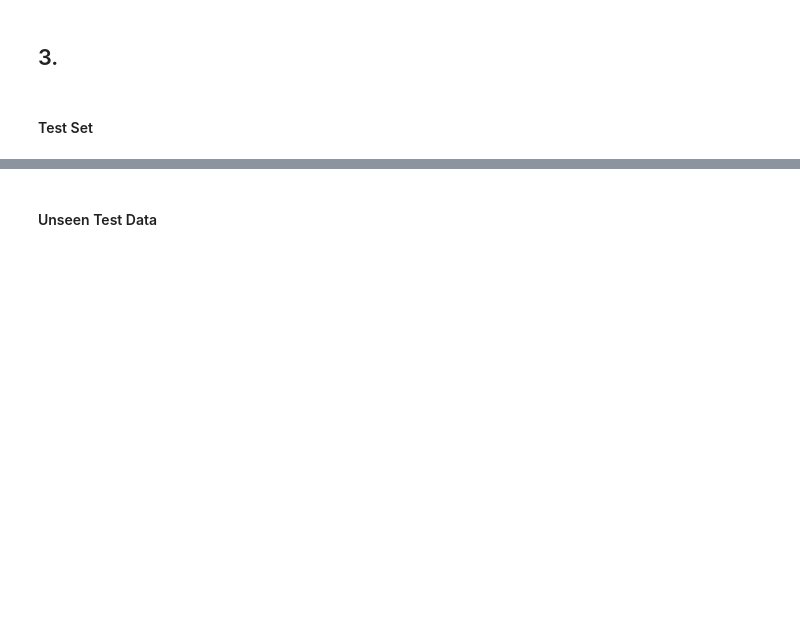
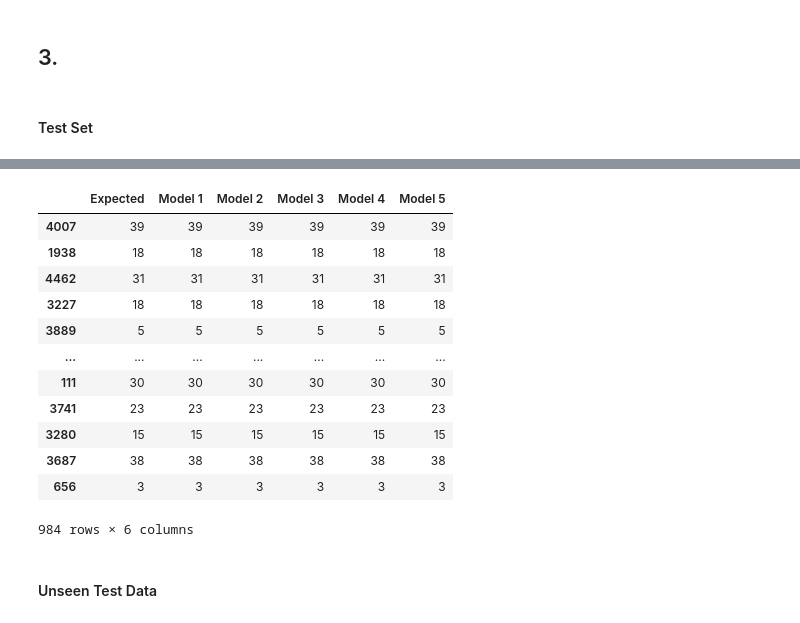
Before and after one commit to whaldsz/deep-learning, a Jupyter notebook: Disease_Indicators_Prediction_v4.ipynb, the cells around one changed output, grey strips where cells are left out. Saved outputs shown, nothing was run; the diff lists cells and outputs as text; code cells hidden in the pictures; blank space fills up the shorter version.

```diff
--- a/Disease_Indicators_Prediction_v4.ipynb
+++ b/Disease_Indicators_Prediction_v4.ipynb
@@ -396,2 +599,19 @@ summary3
+# %%
+# display result
+pd.DataFrame({"Expected": y_test, "Model 1": predicted11, "Model 2": predicted12, "Model 3": predicted13, "Model 4": predicted14, "Model 5": predicted15})
+# %% [output]
+|  | Expected | Model 1 | Model 2 | Model 3 | Model 4 | Model 5 |
+| 4007 | 39 | 39 | 39 | 39 | 39 | 39 |
+| 1938 | 18 | 18 | 18 | 18 | 18 | 18 |
+| 4462 | 31 | 31 | 31 | 31 | 31 | 31 |
+| 3227 | 18 | 18 | 18 | 18 | 18 | 18 |
+| 3889 | 5 | 5 | 5 | 5 | 5 | 5 |
+| ... | ... | ... | ... | ... | ... | ... |
+| 111 | 30 | 30 | 30 | 30 | 30 | 30 |
+| 3741 | 23 | 23 | 23 | 23 | 23 | 23 |
+| 3280 | 15 | 15 | 15 | 15 | 15 | 15 |
+| 3687 | 38 | 38 | 38 | 38 | 38 | 38 |
+| 656 | 3 | 3 | 3 | 3 | 3 | 3 |
+984 rows × 6 columns
 # %% [markdown]
 #### Unseen Test Data
```
Also changed, not shown: parts of 54 cells of this notebook, 26 other files.
